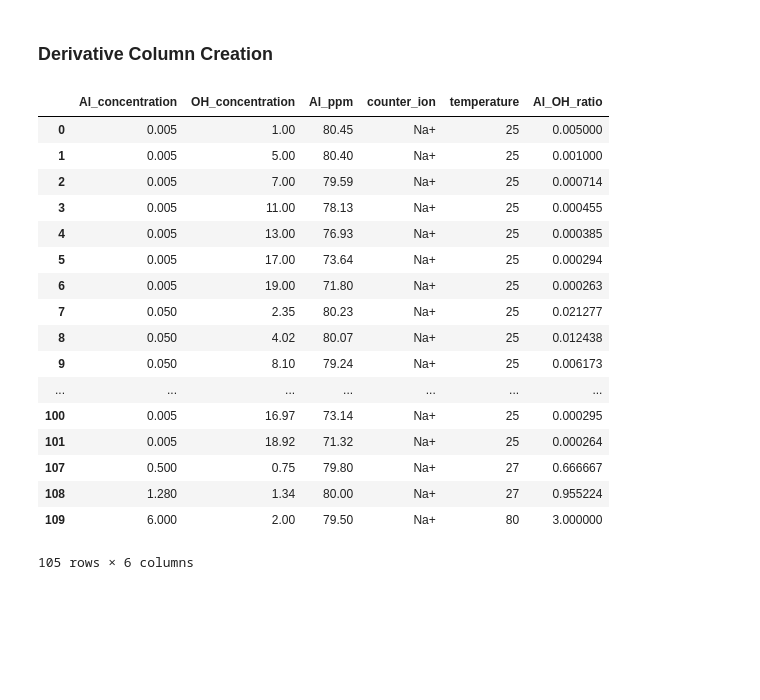
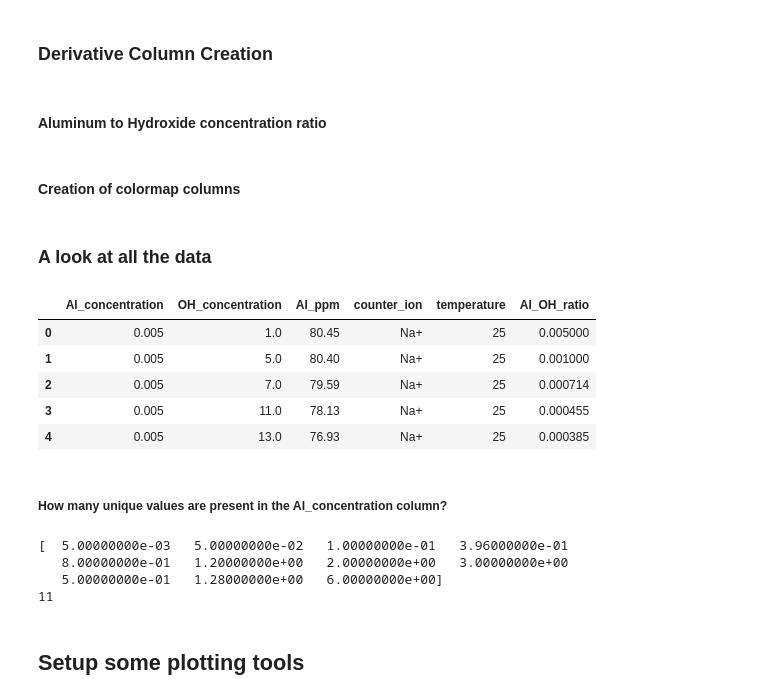
Before and after one commit to biggstd/pyluminate, a Jupyter notebook: notebooks/Al Review Figures.ipynb, the cells around one changed output. Drawn from its saved outputs; the diff is of its cells as text; code cells hidden in the pictures; blank space fills up the shorter version.

```diff
--- a/notebooks/Al Review Figures.ipynb
+++ b/notebooks/Al Review Figures.ipynb
@@ -21,6 +26,10 @@ list(AlNMRData)
 ### Derivative Column Creation
 # %%
 # Filter off the Cs+ counter ions -- there are only three of them
-AlNMRData = AlNMRData[(AlNMRData.counter_ion != "Cs+")]
+# AlNMRData = AlNMRData[(AlNMRData.counter_ion != "Cs+")]
+# %% [markdown]
+#### Aluminum to Hydroxide concentration ratio
 # %%
 AlNMRData['Al_OH_ratio'] = AlNMRData["Al_concentration"] / AlNMRData["OH_concentration"]
+# %% [markdown]
+#### Creation of colormap columns
@@ -27,21 +41,24 @@ AlNMRData['Al_OH_ratio'] = AlNMRData["Al_concentration"] / AlNMRData["OH_concent
+# %% [markdown]
+### A look at all the data
 # %%
-AlNMRData
+AlNMRData.head()
+# AlNMRData
 # %% [output]
 |  | Al_concentration | OH_concentration | Al_ppm | counter_ion | temperature | Al_OH_ratio |
-| 0 | 0.005 | 1.00 | 80.45 | Na+ | 25 | 0.005000 |
-| 1 | 0.005 | 5.00 | 80.40 | Na+ | 25 | 0.001000 |
-| 2 | 0.005 | 7.00 | 79.59 | Na+ | 25 | 0.000714 |
-| 3 | 0.005 | 11.00 | 78.13 | Na+ | 25 | 0.000455 |
-| 4 | 0.005 | 13.00 | 76.93 | Na+ | 25 | 0.000385 |
-| 5 | 0.005 | 17.00 | 73.64 | Na+ | 25 | 0.000294 |
-| 6 | 0.005 | 19.00 | 71.80 | Na+ | 25 | 0.000263 |
-| 7 | 0.050 | 2.35 | 80.23 | Na+ | 25 | 0.021277 |
-| 8 | 0.050 | 4.02 | 80.07 | Na+ | 25 | 0.012438 |
-| 9 | 0.050 | 8.10 | 79.24 | Na+ | 25 | 0.006173 |
-| ... | ... | ... | ... | ... | ... | ... |
-| 100 | 0.005 | 16.97 | 73.14 | Na+ | 25 | 0.000295 |
-| 101 | 0.005 | 18.92 | 71.32 | Na+ | 25 | 0.000264 |
-| 107 | 0.500 | 0.75 | 79.80 | Na+ | 27 | 0.666667 |
-| 108 | 1.280 | 1.34 | 80.00 | Na+ | 27 | 0.955224 |
-| 109 | 6.000 | 2.00 | 79.50 | Na+ | 80 | 3.000000 |
+| 0 | 0.005 | 1.0 | 80.45 | Na+ | 25 | 0.005000 |
+| 1 | 0.005 | 5.0 | 80.40 | Na+ | 25 | 0.001000 |
+| 2 | 0.005 | 7.0 | 79.59 | Na+ | 25 | 0.000714 |
+| 3 | 0.005 | 11.0 | 78.13 | Na+ | 25 | 0.000455 |
+| 4 | 0.005 | 13.0 | 76.93 | Na+ | 25 | 0.000385 |
-105 rows × 6 columns
+# %% [markdown]
+##### How many unique values are present in the Al_concentration column?
+# %%
+print(AlNMRData.Al_concentration.unique())
+print(len(AlNMRData.Al_concentration.unique()))
+# %% [output]
+[  5.00000000e-03   5.00000000e-02   1.00000000e-01   3.96000000e-01
+   8.00000000e-01   1.20000000e+00   2.00000000e+00   3.00000000e+00
+   5.00000000e-01   1.28000000e+00   6.00000000e+00]
+11
+# %% [markdown]
+## Setup some plotting tools
```
Also changed, not shown: parts of 31 cells of this notebook.
